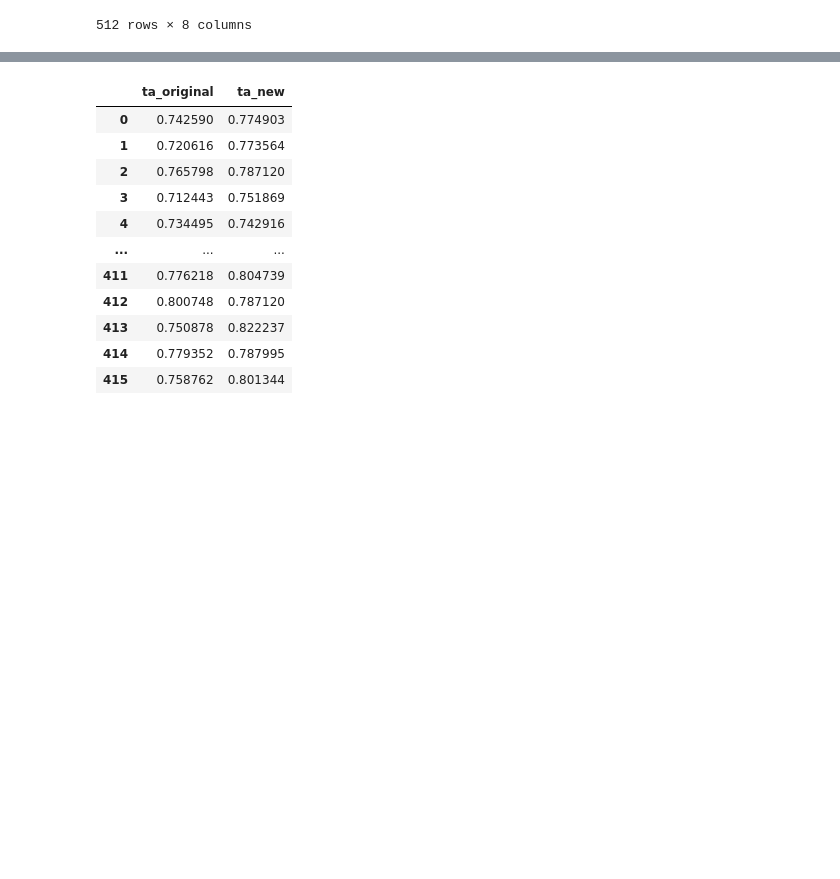
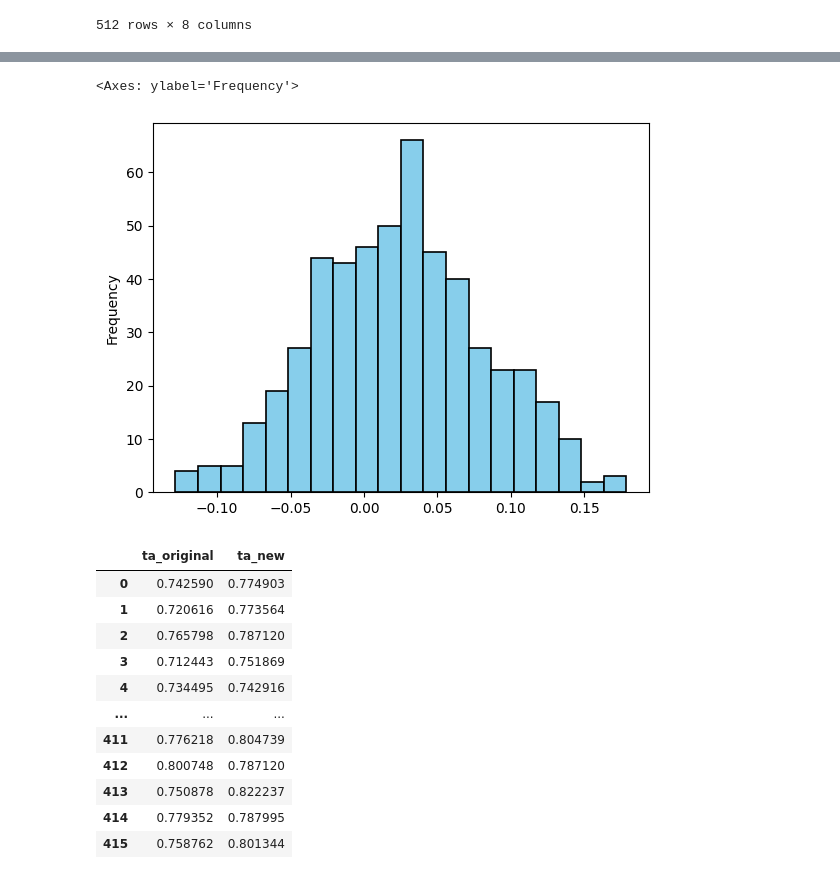
Before and after one commit to ecdiazl/capstone-project, a Jupyter notebook: Análisis/Capstone - Analisis_var1.ipynb, the cells around one changed output, grey strips where cells are left out. Drawn from its saved outputs; the diff is of its cells as text; code cells hidden in the pictures; blank space fills up the shorter version.

```diff
--- a/Análisis/Capstone - Analisis_var1.ipynb
+++ b/Análisis/Capstone - Analisis_var1.ipynb
@@ -158,3 +232,8 @@ plt.ylim(0, 60)
+# %%
+resul_interes['diff_ta'].plot(kind='hist', bins=20, color='skyblue', edgecolor='black', linewidth=1.2)
+# %% [output]
+<Axes: ylabel='Frequency'>
+[figure, added]
 # %%
 # nos concentramos en  los valores menores a 20_000
 ta_foco = resul_interes[resul_interes['diff_pay'] < 20_000][['ta_original','ta_new']].copy()
```
Also changed, not shown: parts of 25 cells of this notebook, 1 other file.
